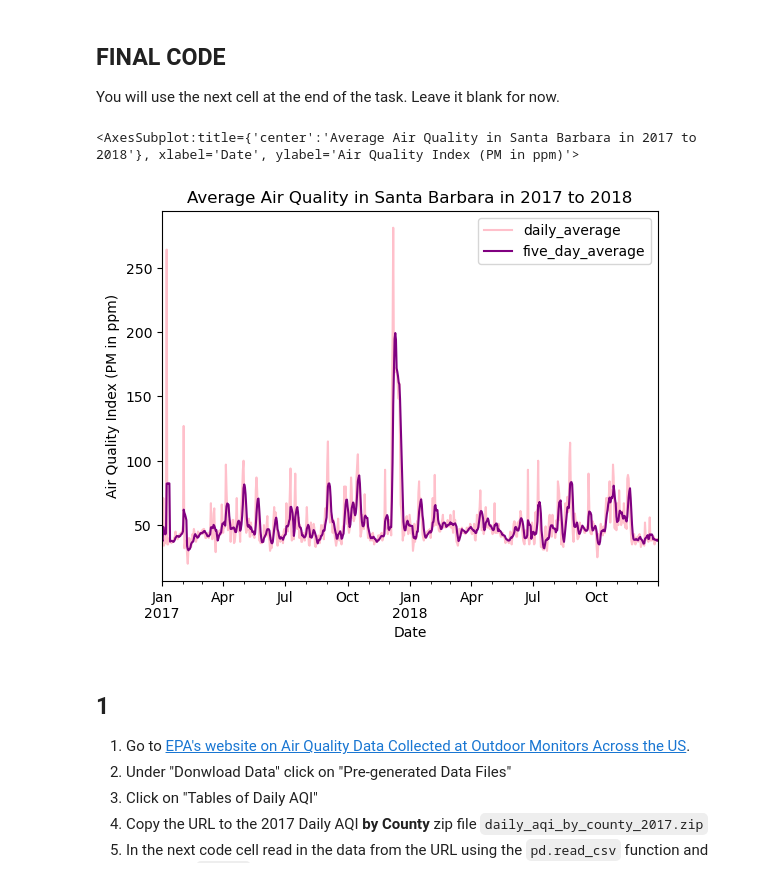
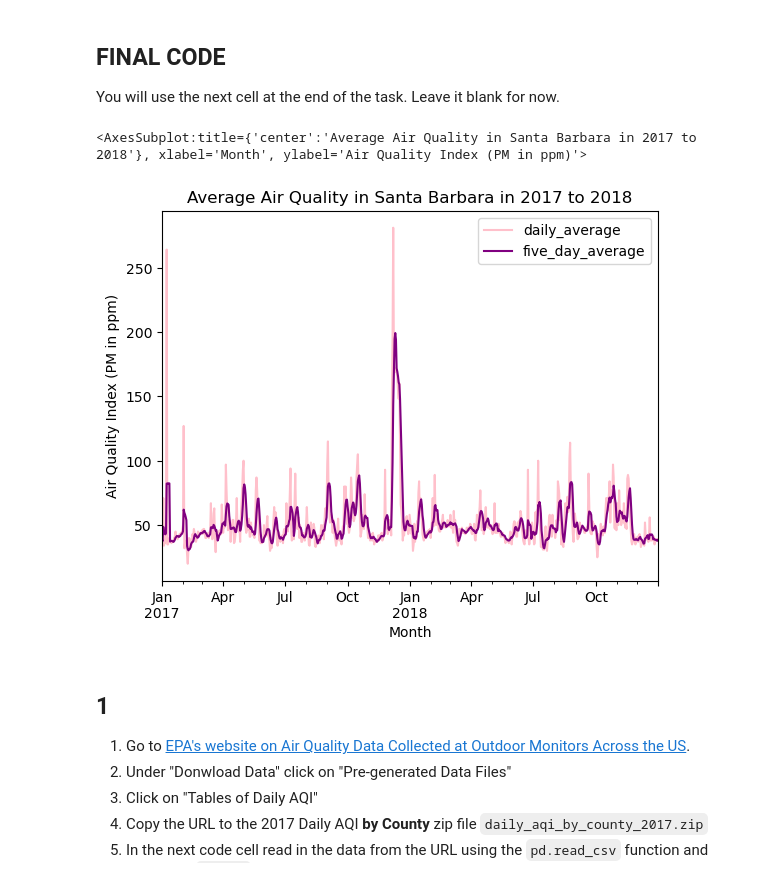
Before and after one commit to mariamkg00/eds220-hwk-2, a Jupyter notebook: hwk2-task2-aqi.ipynb, the cells around one changed output. Cells and saved outputs as stored; diff of their text form; code cells hidden in the pictures.

```diff
--- a/hwk2-task2-aqi.ipynb
+++ b/hwk2-task2-aqi.ipynb
@@ -41,37 +41,37 @@ aqi.columns = aqi.columns.str.replace(' ','_')
 
 # filtering for data only from santa barbara
 aqi_sb = aqi.loc[aqi['county_name'] == 'Santa Barbara']
 
 
 #removing state_name, county_name, state_code, and county_code columns from aqi_sb using drop
 aqi_sb = aqi_sb.drop(columns = ['state_name','county_name','state_code','county_code'])
 
 #updating date column using to_datetime() function
 aqi_sb.date = pd.to_datetime(aqi_sb.date)
 
 #updating the index of aqi_sb using set_index
 aqi_sb = aqi_sb.set_index('date')
 
 # inserting a new column in the aqi_sb dataframe
 aqi_sb['five_day_average'] = aqi_sb.aqi.rolling('5D').mean()
 
 # as of now we only have five day average, we need daily average.
 aqi_sb['daily_average']= aqi_sb.aqi.resample('D').mean()
 
 #making the plot, and adding a legend so that the two line plots can be told apart.
 aqi_sb.daily_average.plot(ylabel = 'Air Quality Index (PM in ppm)',
-                   xlabel = 'Date',
+                   xlabel = 'Month',
                    title = 'Daily Air Quality in Santa Barbara in 2017 to 2018',
                    legend = True,
                    color = 'pink')
 aqi_sb.five_day_average.plot(ylabel = 'Air Quality Index (PM in ppm)',
-                   xlabel = 'Date',
+                   xlabel = 'Month',
                    title = 'Average Air Quality in Santa Barbara in 2017 to 2018',
                    legend = True,
                    color = 'purple')
 # %% [output]
-<AxesSubplot:title={'center':'Average Air Quality in Santa Barbara in 2017 to 2018'}, xlabel='Date', ylabel='Air Quality Index (PM in ppm)'>
+<AxesSubplot:title={'center':'Average Air Quality in Santa Barbara in 2017 to 2018'}, xlabel='Month', ylabel='Air Quality Index (PM in ppm)'>
-[figure, old version]
+[figure, new version]
 # %% [markdown]
 ## 1
 
```
Also changed, not shown: parts of 1 cell of this notebook.
